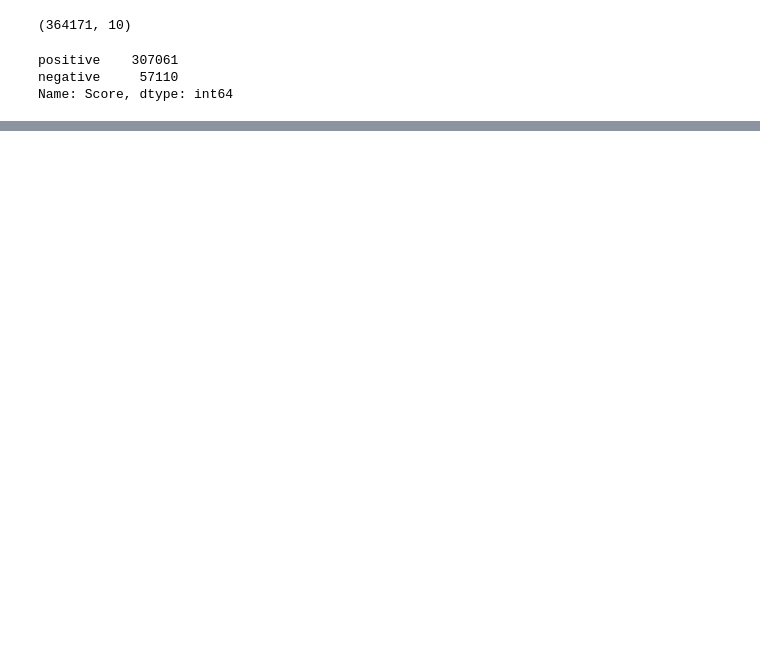
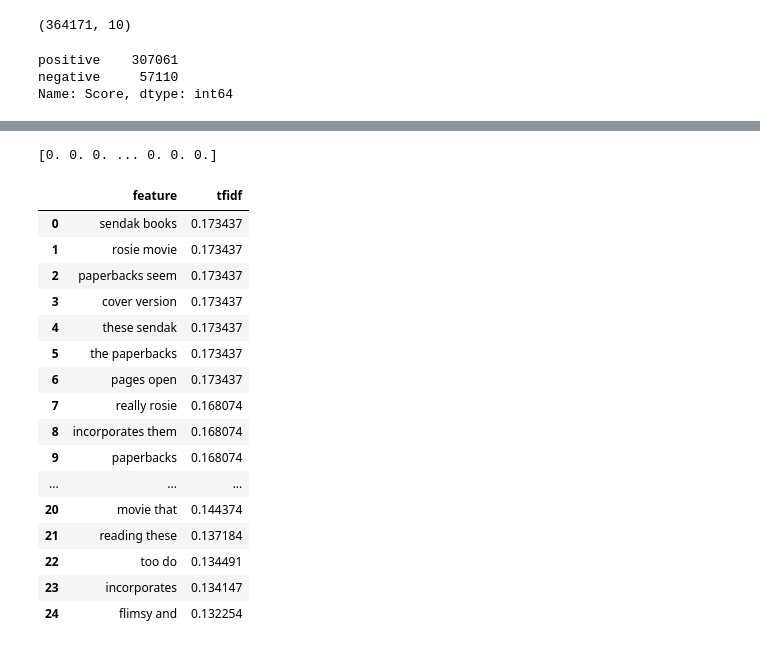
Before and after one commit to Aman-Garg/AmazonFineFoodDataAnalysis, a Jupyter notebook: ipythonFiles/amazon_review_analysis.ipynb, the cells around one changed output, grey strips where cells are left out. Saved outputs shown, nothing was run; the diff lists cells and outputs as text; code cells hidden in the pictures; blank space fills up the shorter version.

Commit message:
done with converting text to vector by appying diff algo

```diff
--- a/ipythonFiles/amazon_review_analysis.ipynb
+++ b/ipythonFiles/amazon_review_analysis.ipynb
@@ -119,0 +217,2 @@ Name: Score, dtype: int64
+# %%
+final['CleanedText'] = final_string #adding a column of cleaned text in data
@@ -119,0 +266,5 @@ Name: Score, dtype: int64
+# %%
+tf_idf_vect = TfidfVectorizer(ngram_range=(1,2))
+#there is no stopping , no stemming we jus give the raw data
+final_tf_idf = tf_idf_vect.fit_transform(final['Text'].values)
+#this is sparse matrix
@@ -119,0 +275,4 @@ Name: Score, dtype: int64
+# %%
+#list of all the word in corpus univariate as well as bivariat e
+features = tf_idf_vect.get_feature_names()
+len(features)
@@ -119,0 +294,37 @@ Name: Score, dtype: int64
+# %%
+#suppose for review 3 we need to get the vector
+print(final_tf_idf[3,:].toarray()[0])
+#there will be some values which are 1
+# %% [output]
+[0. 0. 0. ... 0. 0. 0.]
+# %%
+def top_tfidf_feats(row, features, top_n=25):
+    '''get the top n tfidf values in row and return them with their corresponding ranks'''
+    topn_ids = np.argsort(row)[: : -1][:top_n]
+    top_feats = [(features[i], row[i]) for i in topn_ids]
+    df = pd.DataFrame(top_feats)
+    df.columns = ['feature' , 'tfidf']
+    return df
+
+#this is for review 1
+top_tfidf = top_tfidf_feats(final_tf_idf[1,:].toarray()[0], features, 25)
+# %%
+top_tfidf
+# %% [output]
+|  | feature | tfidf |
+| 0 | sendak books | 0.173437 |
+| 1 | rosie movie | 0.173437 |
+| 2 | paperbacks seem | 0.173437 |
+| 3 | cover version | 0.173437 |
+| 4 | these sendak | 0.173437 |
+| 5 | the paperbacks | 0.173437 |
+| 6 | pages open | 0.173437 |
+| 7 | really rosie | 0.168074 |
+| 8 | incorporates them | 0.168074 |
+| 9 | paperbacks | 0.168074 |
+| ... | ... | ... |
+| 20 | movie that | 0.144374 |
+| 21 | reading these | 0.137184 |
+| 22 | too do | 0.134491 |
+| 23 | incorporates | 0.134147 |
+| 24 | flimsy and | 0.132254 |
```
Also changed, not shown: parts of 29 cells of this notebook.
